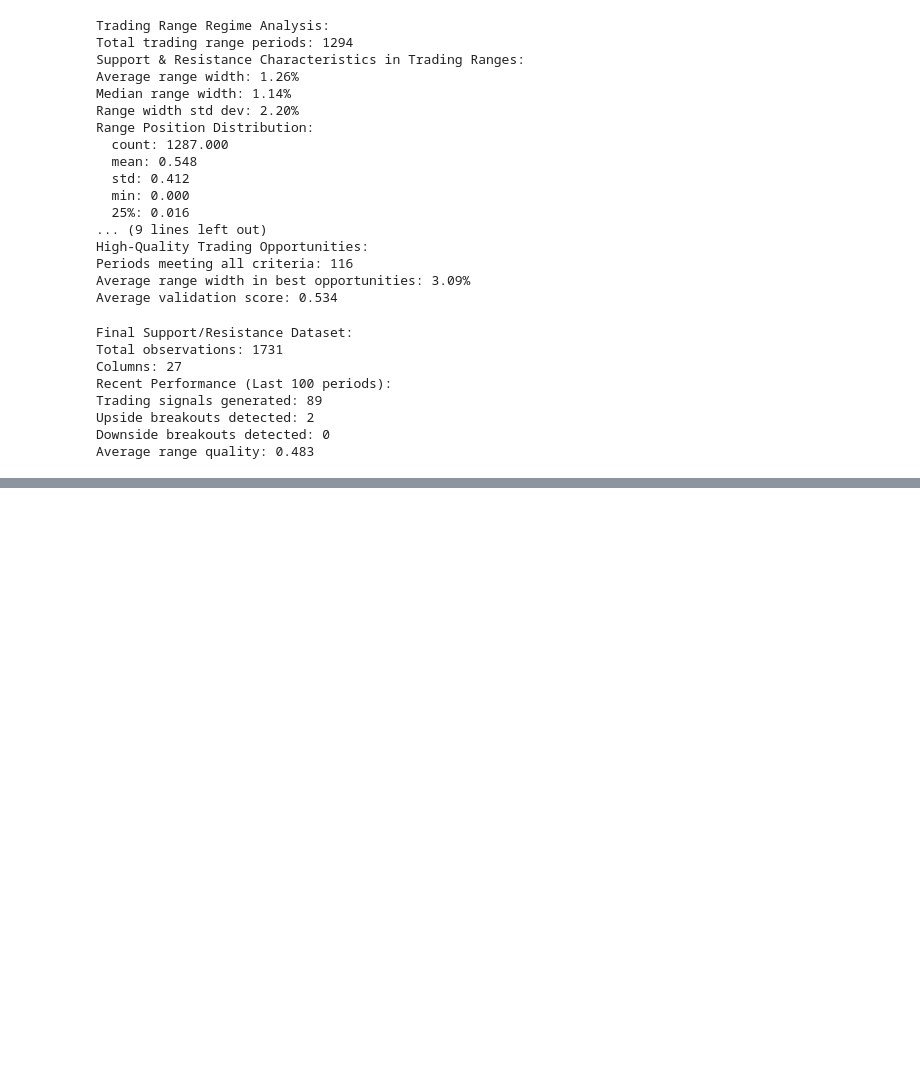
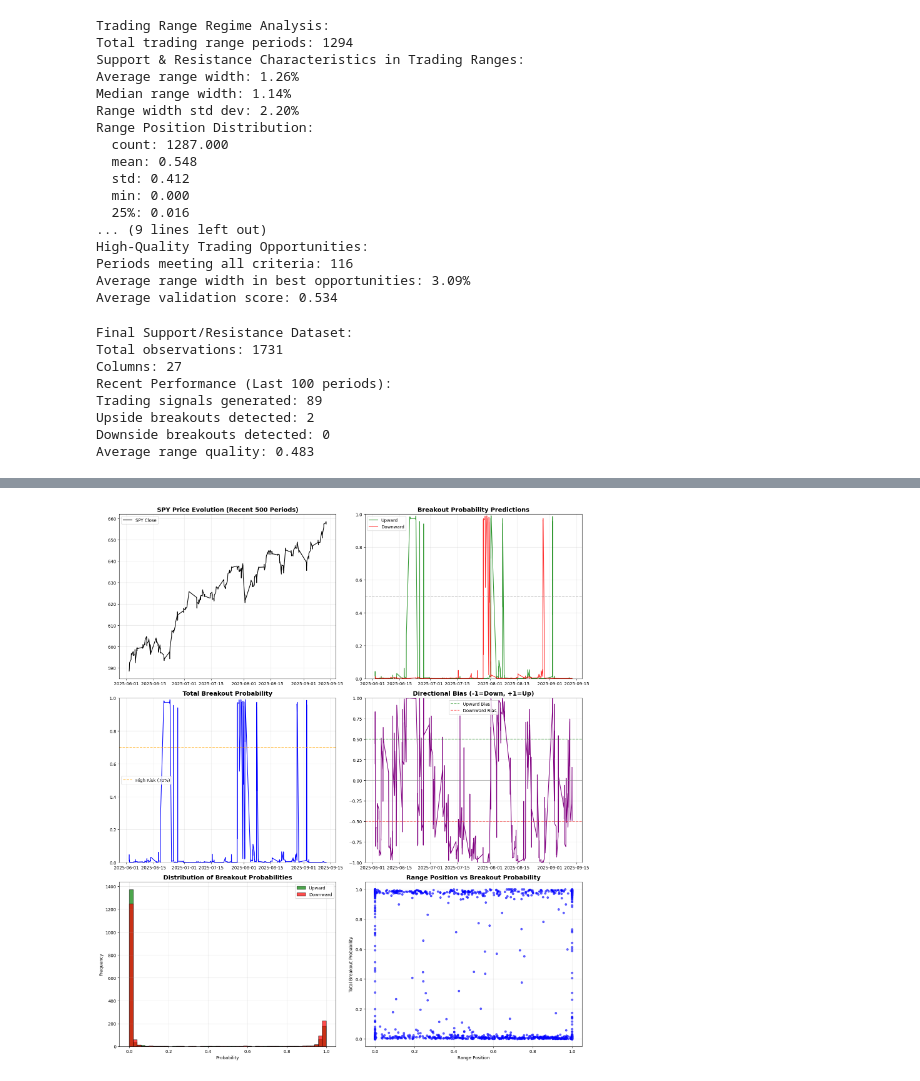
Before and after one commit to LeviiBereg/intraday-trading, a Jupyter notebook: examples/workflow.ipynb, the cells around one changed output, grey strips where cells are left out. Saved outputs shown, nothing was run; the diff lists cells and outputs as text; code cells hidden in the pictures; blank space fills up the shorter version.

Commit message:
M7 added breakout probability model implementation

```diff
--- a/examples/workflow.ipynb
+++ b/examples/workflow.ipynb
@@ -885,0 +913,7 @@ Average range quality: 0.483
+# %%
+training_results = breakout_predictor.fit(
+    data=spy_prices_df,
+    support_resistance_data=final_sr_dataset,
+    test_size=0.2,
+    validate_model=True
+)
@@ -885,0 +971,13 @@ Average range quality: 0.483
+# %%
+print("\n📈 BREAKOUT PROBABILITY ANALYSIS:")
+print(f"Average upward breakout probability: {prediction_df['upward_probability'].mean():.3%}")
+print(f"Average downward breakout probability: {prediction_df['downward_probability'].mean():.3%}")
+print(f"Average total breakout probability: {prediction_df['total_breakout_probability'].mean():.3%}")
+print(f"Average directional bias: {prediction_df['directional_bias'].mean():.3f}")
+
+high_breakout_threshold = 0.7
+high_breakout_periods = prediction_df[prediction_df['total_breakout_probability'] > high_breakout_threshold]
+print(f"\nHigh breakout probability periods (>{high_breakout_threshold:.0%}): {len(high_breakout_periods)}")
+
+if len(high_breakout_periods) > 0:
+    print(f"Average upward bias during high breakout periods: {high_breakout_periods['directional_bias'].mean():.3f}")
@@ -885,0 +993,54 @@ Average range quality: 0.483
+# %%
+fig, axes = plt.subplots(3, 2, figsize=(16, 18))
+
+recent_data = prediction_df.tail(500)
+
+axes[0, 0].plot(recent_data.index, recent_data['close'], 'k-', linewidth=1.5, label='SPY Close')
+axes[0, 0].set_title('SPY Price Evolution (Recent 500 Periods)', fontsize=14, fontweight='bold')
+axes[0, 0].legend()
+axes[0, 0].grid(True, alpha=0.3)
+
+axes[0, 1].plot(recent_data.index, recent_data['upward_probability'], 'g-', alpha=0.8, label='Upward')
+axes[0, 1].plot(recent_data.index, recent_data['downward_probability'], 'r-', alpha=0.8, label='Downward')
+axes[0, 1].axhline(y=0.5, color='gray', linestyle='--', alpha=0.5)
+axes[0, 1].set_title('Breakout Probability Predictions', fontsize=14, fontweight='bold')
+axes[0, 1].set_ylim(0, 1)
+axes[0, 1].legend()
+axes[0, 1].grid(True, alpha=0.3)
+
+axes[1, 0].plot(recent_data.index, recent_data['total_breakout_probability'], 'b-', linewidth=1.5)
+axes[1, 0].axhline(y=high_breakout_threshold, color='orange', linestyle='--', alpha=0.7, label=f'High Risk ({high_breakout_threshold:.0%})')
+axes[1, 0].set_title('Total Breakout Probability', fontsize=14, fontweight='bold')
+axes[1, 0].set_ylim(0, 1)
+axes[1, 0].legend()
+axes[1, 0].grid(True, alpha=0.3)
+
+axes[1, 1].plot(recent_data.index, recent_data['directional_bias'], 'purple', linewidth=1.5)
+axes[1, 1].axhline(y=0, color='gray', linestyle='-', alpha=0.5)
+axes[1, 1].axhline(y=0.5, color='green', linestyle='--', alpha=0.5, label='Upward Bias')
+axes[1, 1].axhline(y=-0.5, color='red', linestyle='--', alpha=0.5, label='Downward Bias')
+axes[1, 1].set_title('Directional Bias (-1=Down, +1=Up)', fontsize=14, fontweight='bold')
+axes[1, 1].set_ylim(-1, 1)
+axes[1, 1].legend()
+axes[1, 1].grid(True, alpha=0.3)
+
+axes[2, 0].hist(prediction_df['upward_probability'], bins=50, alpha=0.7, color='green', edgecolor='black', label='Upward')
+axes[2, 0].hist(prediction_df['downward_probability'], bins=50, alpha=0.7, color='red', edgecolor='black', label='Downward')
+axes[2, 0].set_title('Distribution of Breakout Probabilities', fontsize=14, fontweight='bold')
+axes[2, 0].set_xlabel('Probability')
+axes[2, 0].set_ylabel('Frequency')
+axes[2, 0].legend()
+axes[2, 0].grid(True, alpha=0.3)
+
+scatter_x = prediction_df['range_position'].dropna()
+scatter_y = prediction_df['total_breakout_probability'][scatter_x.index]
+axes[2, 1].scatter(scatter_x, scatter_y, alpha=0.6, s=20, c='blue')
+axes[2, 1].set_xlabel('Range Position')
+axes[2, 1].set_ylabel('Total Breakout Probability')
+axes[2, 1].set_title('Range Position vs Breakout Probability', fontsize=14, fontweight='bold')
+axes[2, 1].grid(True, alpha=0.3)
+
+plt.tight_layout()
+plt.show()
+# %% [output]
+[figure, added]
```
Also changed, not shown: parts of 9 cells of this notebook, 4 other files.
